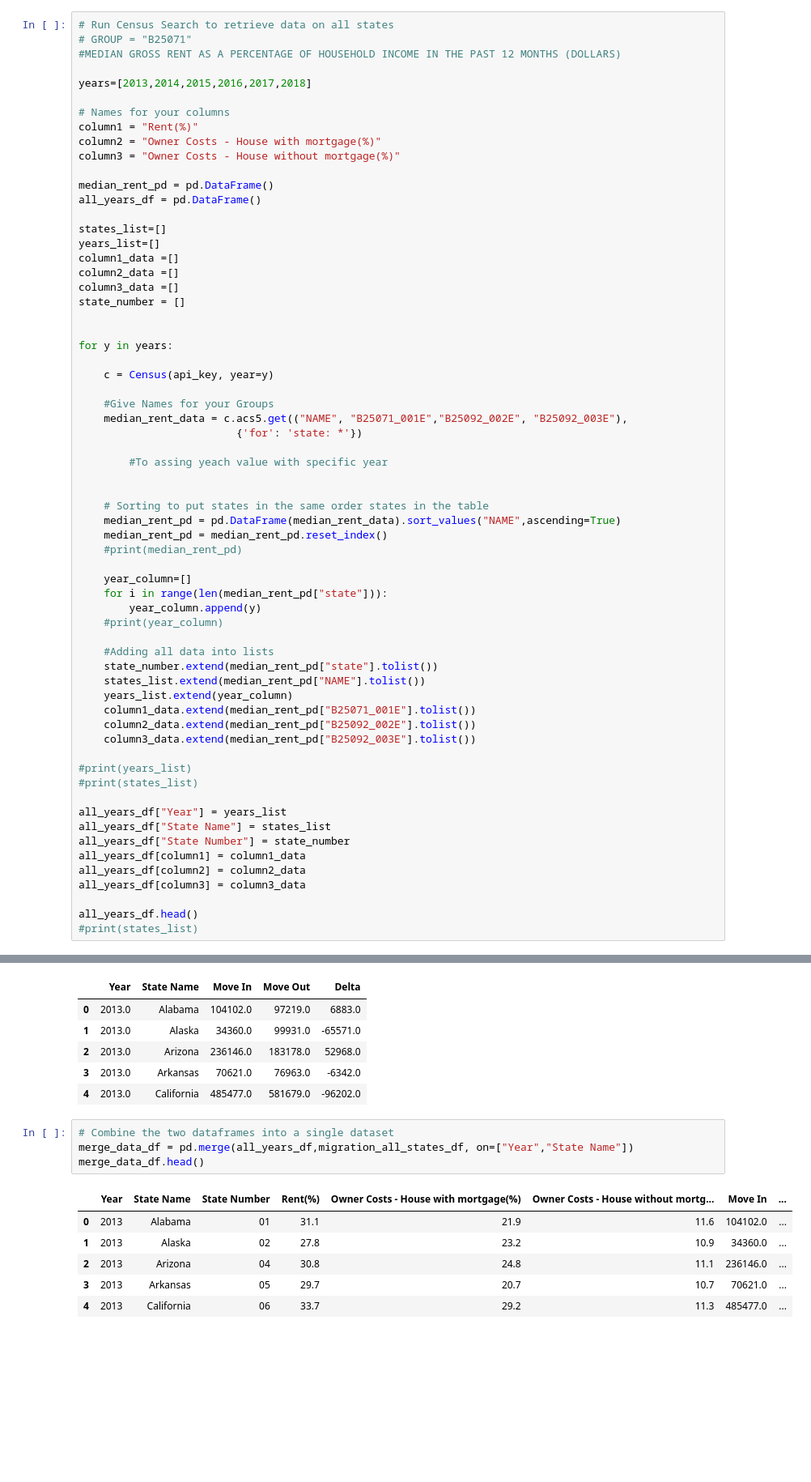
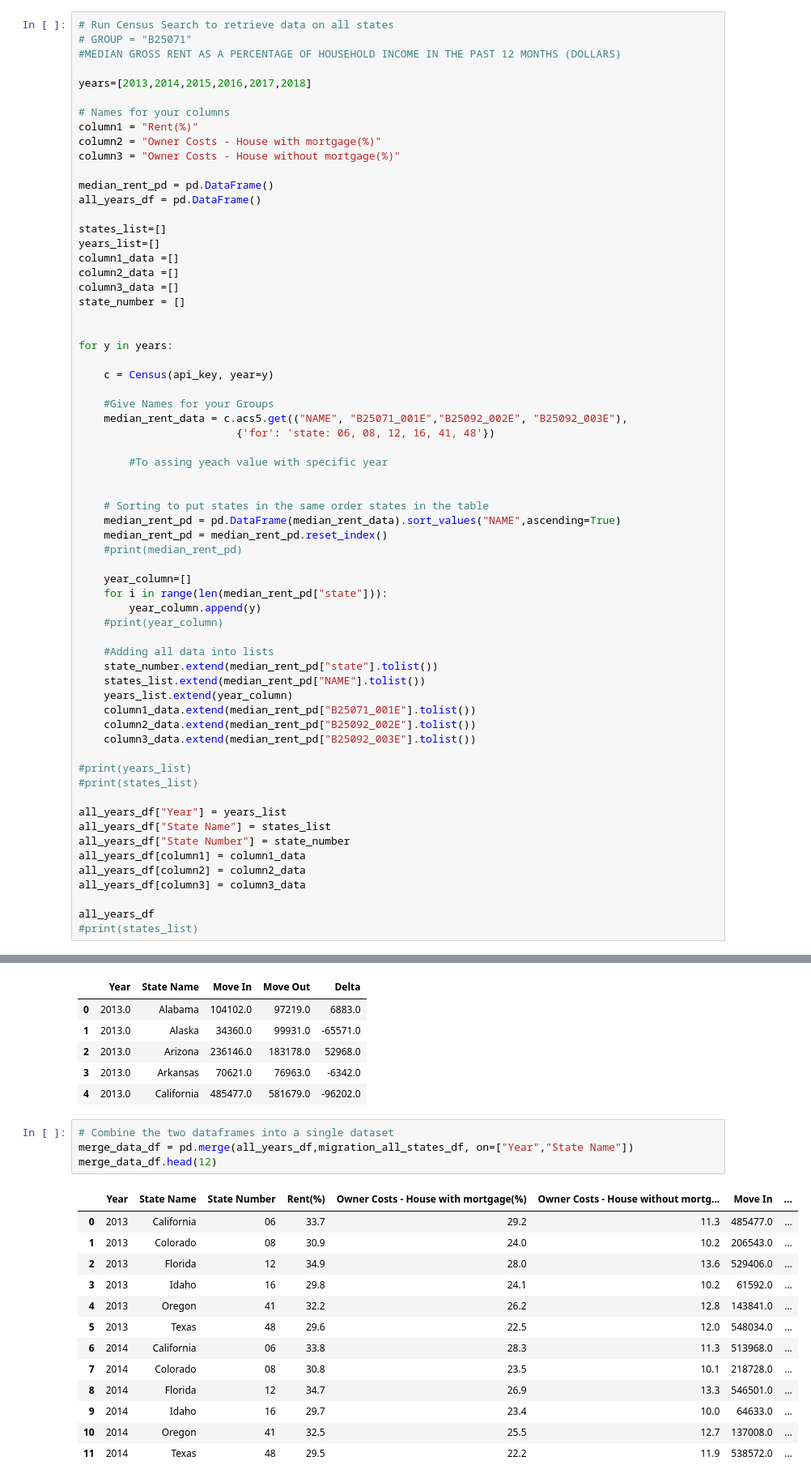
Before and after one commit to J3N1/UCI-Project-1-Team7, a Jupyter notebook: Data_by_Years-head2tail_append_Graphs_last_use_it.ipynb, the cells around one changed output, grey strips where cells are left out. Shown at 81% size. Drawn from its saved outputs; the diff is of its cells as text; blank space fills up the shorter version.

```diff
--- a/Data_by_Years-head2tail_append_Graphs_Correlations.ipynb
+++ b/Data_by_Years-head2tail_append_Graphs_last_use_it.ipynb
@@ -44,7 +44,7 @@ for y in years:
 
     #Give Names for your Groups
     median_rent_data = c.acs5.get(("NAME", "B25071_001E","B25092_002E", "B25092_003E"),
-                         {'for': 'state: *'})
+                         {'for': 'state: 06, 08, 12, 16, 41, 48'})
 
         #To assing yeach value with specific year
 
@@ -77,7 +77,7 @@ all_years_df[column1] = column1_data
 all_years_df[column2] = column2_data
 all_years_df[column3] = column3_data
 
-all_years_df.head()
+all_years_df
 #print(states_list)
 # %% [output]
 |  | Year | State Name | State Number | Rent(%) | Owner Costs - House with mortgage(%) | Owner Costs - House without mortg... |
@@ -198,14 +209,21 @@ migration_all_states_df.head()
 # %%
 # Combine the two dataframes into a single dataset
 merge_data_df = pd.merge(all_years_df,migration_all_states_df, on=["Year","State Name"])
-merge_data_df.head()
+merge_data_df.head(12)
 # %% [output]
 |  | Year | State Name | State Number | Rent(%) | Owner Costs - House with mortgage(%) | Owner Costs - House without mortg... | Move In | ... |
-| 0 | 2013 | Alabama | 01 | 31.1 | 21.9 | 11.6 | 104102.0 | ... |
-| 1 | 2013 | Alaska | 02 | 27.8 | 23.2 | 10.9 | 34360.0 | ... |
-| 2 | 2013 | Arizona | 04 | 30.8 | 24.8 | 11.1 | 236146.0 | ... |
-| 3 | 2013 | Arkansas | 05 | 29.7 | 20.7 | 10.7 | 70621.0 | ... |
-| 4 | 2013 | California | 06 | 33.7 | 29.2 | 11.3 | 485477.0 | ... |
+| 0 | 2013 | California | 06 | 33.7 | 29.2 | 11.3 | 485477.0 | ... |
+| 1 | 2013 | Colorado | 08 | 30.9 | 24.0 | 10.2 | 206543.0 | ... |
+| 2 | 2013 | Florida | 12 | 34.9 | 28.0 | 13.6 | 529406.0 | ... |
+| 3 | 2013 | Idaho | 16 | 29.8 | 24.1 | 10.2 | 61592.0 | ... |
+| 4 | 2013 | Oregon | 41 | 32.2 | 26.2 | 12.8 | 143841.0 | ... |
+| 5 | 2013 | Texas | 48 | 29.6 | 22.5 | 12.0 | 548034.0 | ... |
+| 6 | 2014 | California | 06 | 33.8 | 28.3 | 11.3 | 513968.0 | ... |
+| 7 | 2014 | Colorado | 08 | 30.8 | 23.5 | 10.1 | 218728.0 | ... |
+| 8 | 2014 | Florida | 12 | 34.7 | 26.9 | 13.3 | 546501.0 | ... |
+| 9 | 2014 | Idaho | 16 | 29.7 | 23.4 | 10.0 | 64633.0 | ... |
+| 10 | 2014 | Oregon | 41 | 32.5 | 25.5 | 12.7 | 137008.0 | ... |
+| 11 | 2014 | Texas | 48 | 29.5 | 22.2 | 11.9 | 538572.0 | ... |
 # %%
 y_axis = merge_data_df['Delta'].loc[merge_data_df['Year']==2018]
 x_axis = merge_data_df["Owner Costs - House with mortgage(%)"].loc[merge_data_df['Year']==2018]
```
Also changed, not shown: parts of 6 cells of this notebook.
